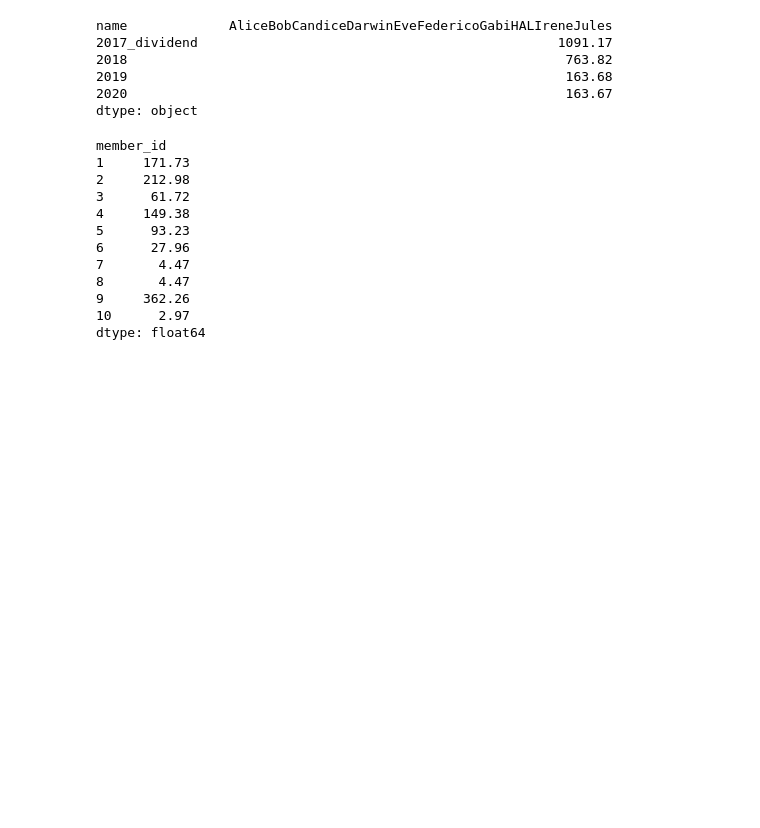
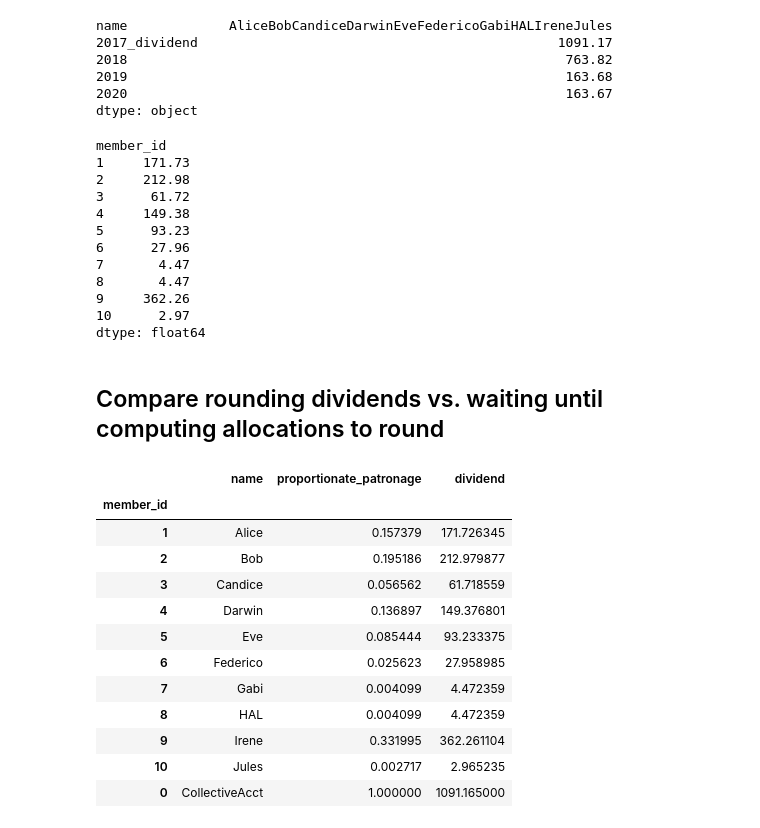
Before and after one commit to NathanielBlairStahn/sscofi, a Jupyter notebook: sscofi_allocations.ipynb, the cells around one changed output. Drawn from its saved outputs; the diff is of its cells as text; code cells hidden in the pictures; blank space fills up the shorter version.

```diff
--- a/sscofi_allocations.ipynb
+++ b/sscofi_allocations.ipynb
@@ -565,3 +572,22 @@ member_id
 9     362.26
 10      2.97
 dtype: float64
+# %% [markdown]
+## Compare rounding dividends vs. waiting until computing allocations to round
+# %%
+unrounded_dividend_df = compute_dividends(patronage_df, profit, rounded = False)
+unrounded_dividend_df
+# %% [output]
+|  | name | proportionate_patronage | dividend |
+| member_id |  |  |  |
+| 1 | Alice | 0.157379 | 171.726345 |
+| 2 | Bob | 0.195186 | 212.979877 |
+| 3 | Candice | 0.056562 | 61.718559 |
+| 4 | Darwin | 0.136897 | 149.376801 |
+| 5 | Eve | 0.085444 | 93.233375 |
+| 6 | Federico | 0.025623 | 27.958985 |
+| 7 | Gabi | 0.004099 | 4.472359 |
+| 8 | HAL | 0.004099 | 4.472359 |
+| 9 | Irene | 0.331995 | 362.261104 |
+| 10 | Jules | 0.002717 | 2.965235 |
+| 0 | CollectiveAcct | 1.000000 | 1091.165000 |
```
Also changed, not shown: parts of 25 cells of this notebook.
